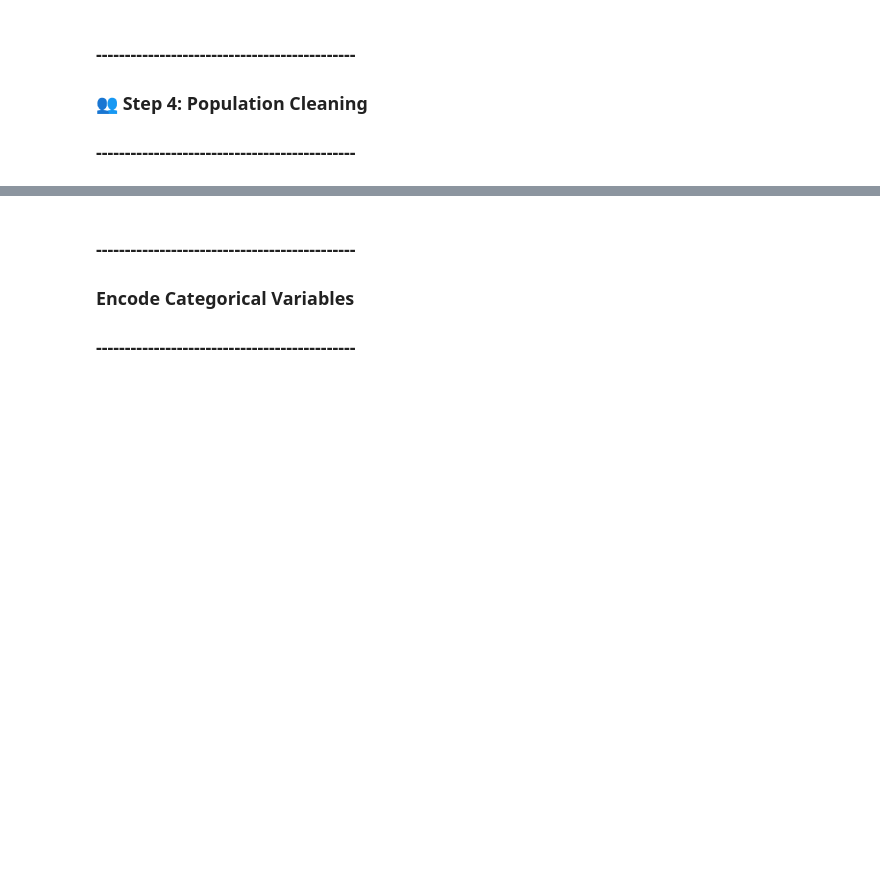
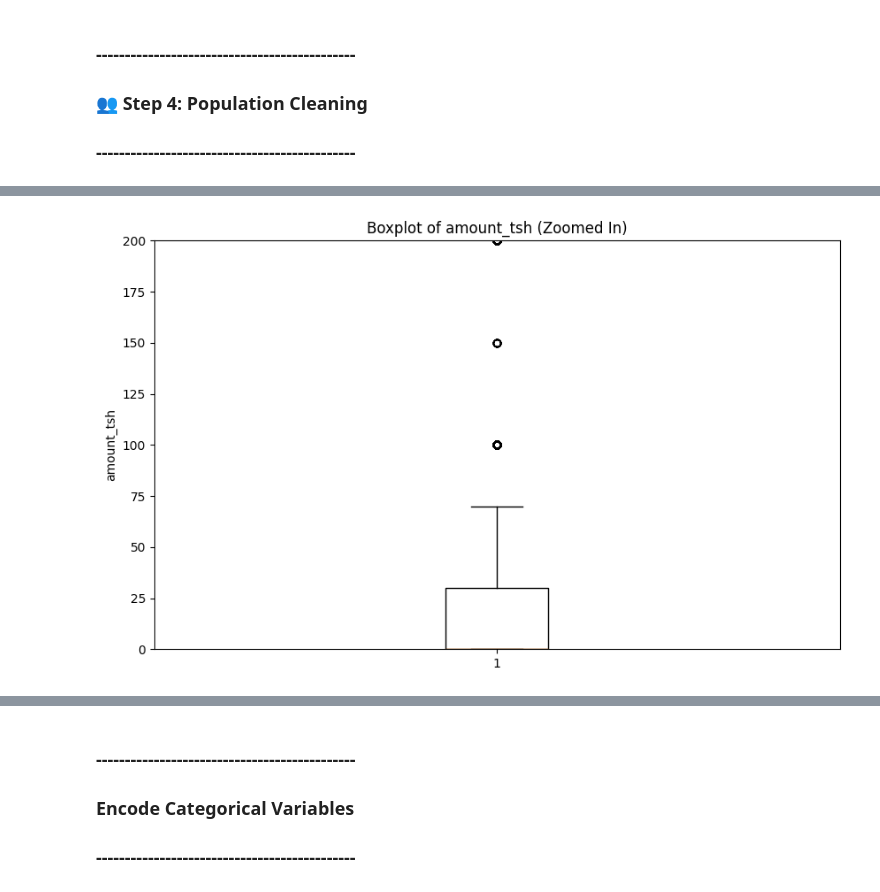
Before and after one commit to jimbodonahue/water_pumps, a Jupyter notebook: notebooks/Sprint 1 - Continued.ipynb, the cells around one changed output, grey strips where cells are left out. Cells and saved outputs as stored; diff of their text form; code cells hidden in the pictures; blank space fills up the shorter version.

```diff
--- a/notebooks/Sprint 1 - Continued.ipynb
+++ b/notebooks/Sprint 1 - Continued.ipynb
@@ -213,0 +226,9 @@ Missing population before: 19569
+# %%
+plt.figure(figsize=(10,6))
+plt.boxplot(df['amount_tsh'].dropna())
+plt.ylim(0, 200)  # Focus on the non-outlier range (up to 2,425 we calculated)
+plt.title('Boxplot of amount_tsh (Zoomed In)')
+plt.ylabel('amount_tsh')
+plt.show()
+# %% [output]
+[figure, added]
```
Also changed, not shown: parts of 16 cells of this notebook, 10 other files.
